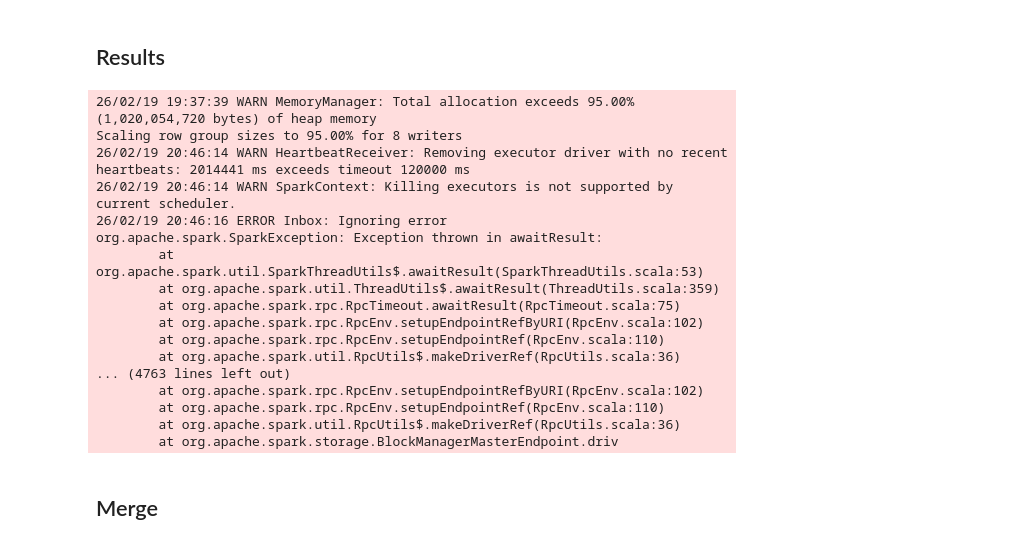
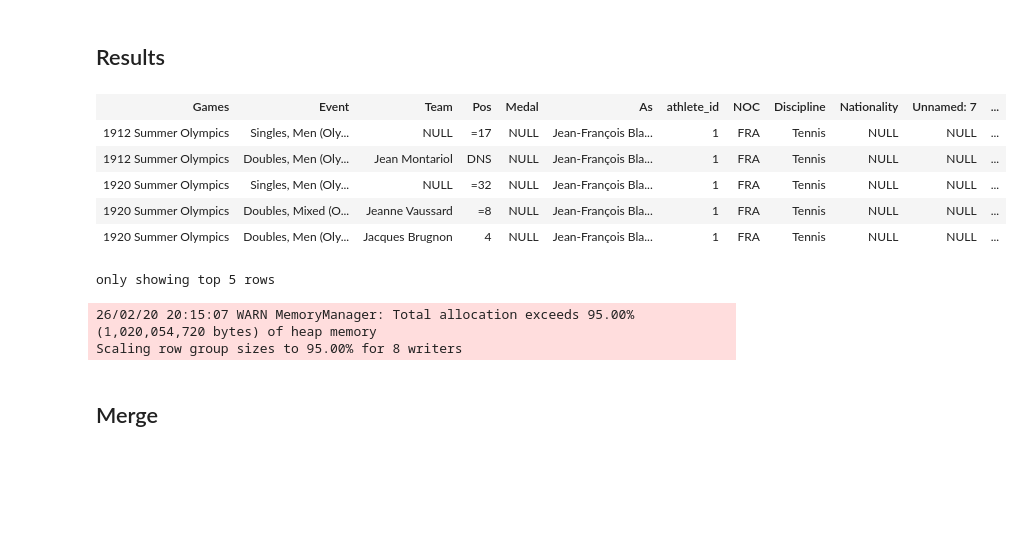
Before and after one commit to ojnny08/olympic-athlete-performance-elt, a Jupyter notebook: notebook/production.ipynb, the cells around one changed output. Saved outputs shown, nothing was run; the diff lists cells and outputs as text; code cells hidden in the pictures; blank space fills up the shorter version.

```diff
--- a/notebook/production.ipynb
+++ b/notebook/production.ipynb
@@ -7,6 +7,10 @@ spark = SparkSession.builder \
     .master("local[*]") \
     .config("spark.hadoop.fs.defaultFS", "hdfs://localhost:9000") \
     .config("spark.hadoop.dfs.client.use.datanode.hostname", "true") \
+    .config("spark.executor.memory", "1g") \
+    .config("spark.driver.memory", "1g") \
+    .config("spark.network.timeout", "800s") \
+    .config("spark.executor.heartbeatInterval", "100s") \
     .config("spark.sql.repl.eagerEval.enabled", True) \
     .config("spark.sql.repl.eagerEval.maxNumRows", 5) \
     .getOrCreate()
@@ -144,42 +161,44 @@ df_results = (
     .withColumn('Discipline_clean', F.regexp_replace('Discipline', r'\s\(.*\)', 1))
     .withColumn('Name', F.regexp_replace('As', '-', ' '))
     .withColumn('Event_clean', F.regexp_extract('Event', r'(.*), ', 1))
+)
 
-)
+cols = ['Season', 'Discipline_clean', 'Event_clean']
+
+for c in cols:
+    df_results = df_results.withColumn(
+        c,
+        F.when(F.col(c) == "", None).otherwise(F.col(c))
+    )
 # %%
 df_results = df_results.withColumn('Medal', F.lower(F.trim(F.col('Medal'))))
 
 df_results = df_results.withColumn(
     'Points',
     F.when(F.col('Medal') == 'gold', 3)
      .when(F.col('Medal') == 'silver', 2)
      .when(F.col('Medal') == 'bronze', 1)
      .otherwise(0).cast('bigint')
 ).withColumn(
     'Preformance_result',
     F.when(F.col('Points') > 0, 'Medalist').otherwise('non-medalist')
 )
+
+df_results
+# %% [output]
+| Games | Event | Team | Pos | Medal | As | athlete_id | NOC | Discipline | Nationality | Unnamed: 7 | ... |
+| 1912 Summer Olympics | Singles, Men (Oly... | NULL | =17 | NULL | Jean-François Bla... | 1 | FRA | Tennis | NULL | NULL | ... |
+| 1912 Summer Olympics | Doubles, Men (Oly... | Jean Montariol | DNS | NULL | Jean-François Bla... | 1 | FRA | Tennis | NULL | NULL | ... |
+| 1920 Summer Olympics | Singles, Men (Oly... | NULL | =32 | NULL | Jean-François Bla... | 1 | FRA | Tennis | NULL | NULL | ... |
+| 1920 Summer Olympics | Doubles, Mixed (O... | Jeanne Vaussard | =8 | NULL | Jean-François Bla... | 1 | FRA | Tennis | NULL | NULL | ... |
+| 1920 Summer Olympics | Doubles, Men (Oly... | Jacques Brugnon | 4 | NULL | Jean-François Bla... | 1 | FRA | Tennis | NULL | NULL | ... |
+only showing top 5 rows
 # %%
 df_results = df_results.select(
     'athlete_id', 'Name', 'Gender', 'Discipline_clean', 'Event_clean', 'Medal', 'Points', 'Preformance_Result', 'Position', 'Games_Year', 'Season'
 )
 # %%
-df_results.write.mode('overwrite').parquet("hdfs:/data/clean/results")
+df_results.write.mode('overwrite').parquet("hdfs:///data/clean/results")
 # %% [output]
-26/02/19 19:37:39 WARN MemoryManager: Total allocation exceeds 95.00% (1,020,054,720 bytes) of heap memory
+26/02/20 20:15:07 WARN MemoryManager: Total allocation exceeds 95.00% (1,020,054,720 bytes) of heap memory
 Scaling row group sizes to 95.00% for 8 writers
-26/02/19 20:46:14 WARN HeartbeatReceiver: Removing executor driver with no recent heartbeats: 2014441 ms exceeds timeout 120000 ms
-26/02/19 20:46:14 WARN SparkContext: Killing executors is not supported by current scheduler.
-26/02/19 20:46:16 ERROR Inbox: Ignoring error
-org.apache.spark.SparkException: Exception thrown in awaitResult:
-        at org.apache.spark.util.SparkThreadUtils$.awaitResult(SparkThreadUtils.scala:53)
-        at org.apache.spark.util.ThreadUtils$.awaitResult(ThreadUtils.scala:359)
-        at org.apache.spark.rpc.RpcTimeout.awaitResult(RpcTimeout.scala:75)
-        at org.apache.spark.rpc.RpcEnv.setupEndpointRefByURI(RpcEnv.scala:102)
-        at org.apache.spark.rpc.RpcEnv.setupEndpointRef(RpcEnv.scala:110)
-        at org.apache.spark.util.RpcUtils$.makeDriverRef(RpcUtils.scala:36)
-... (4763 lines left out)
-        at org.apache.spark.rpc.RpcEnv.setupEndpointRefByURI(RpcEnv.scala:102)
-        at org.apache.spark.rpc.RpcEnv.setupEndpointRef(RpcEnv.scala:110)
-        at org.apache.spark.util.RpcUtils$.makeDriverRef(RpcUtils.scala:36)
-        at org.apache.spark.storage.BlockManagerMasterEndpoint.driv
```
Also changed, not shown: parts of 12 cells of this notebook, 1 other file.
